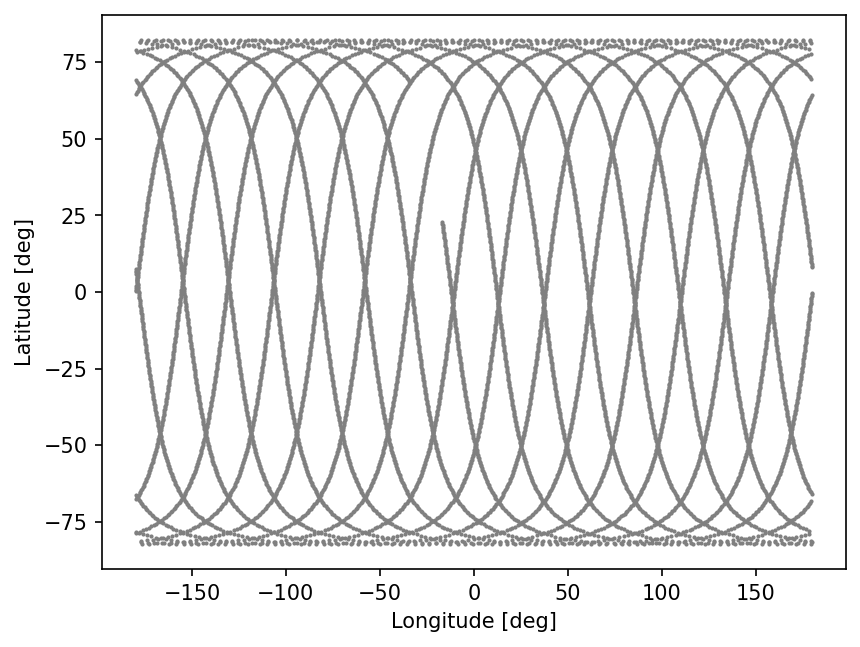
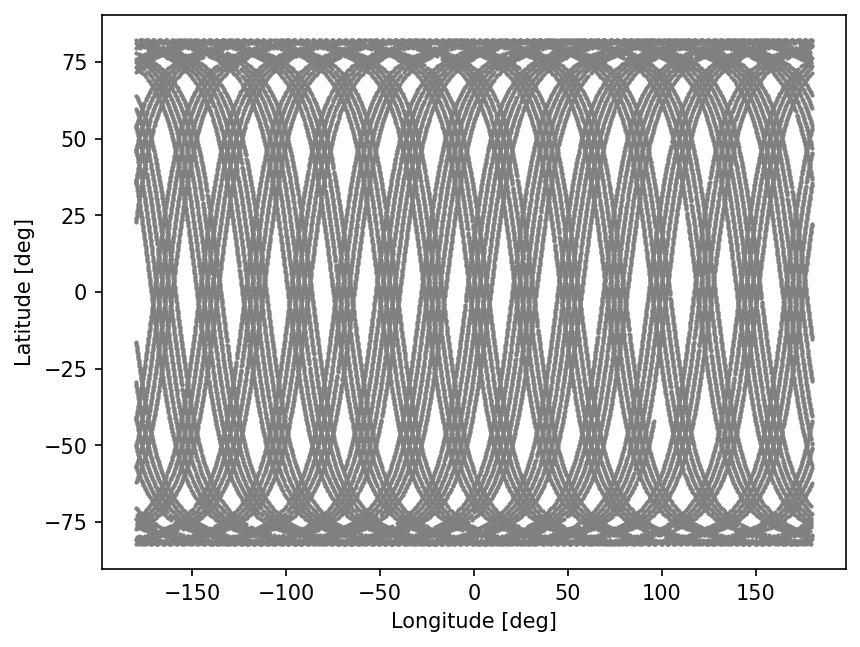
Code edit (unified diff) that turned the first committed figure into the second:
--- before
+++ after
@@ -1,3 +1,3 @@
 fig, ax = plt.subplots(dpi=150)
-ax.scatter(lon, lat, s=1, c='grey')
+ax.scatter(lon.value, lat.value, s=1, c='grey')
 ax.set(xlabel='Longitude [deg]', ylabel='Latitude [deg]')

Commit: updates